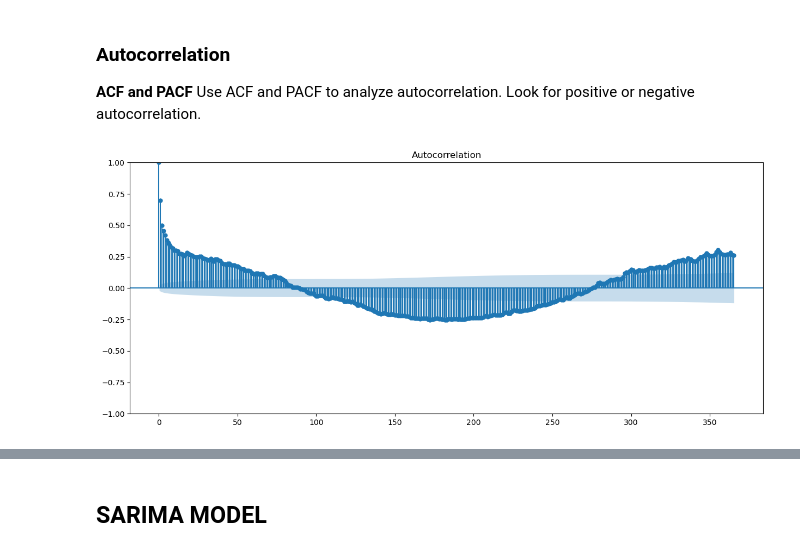
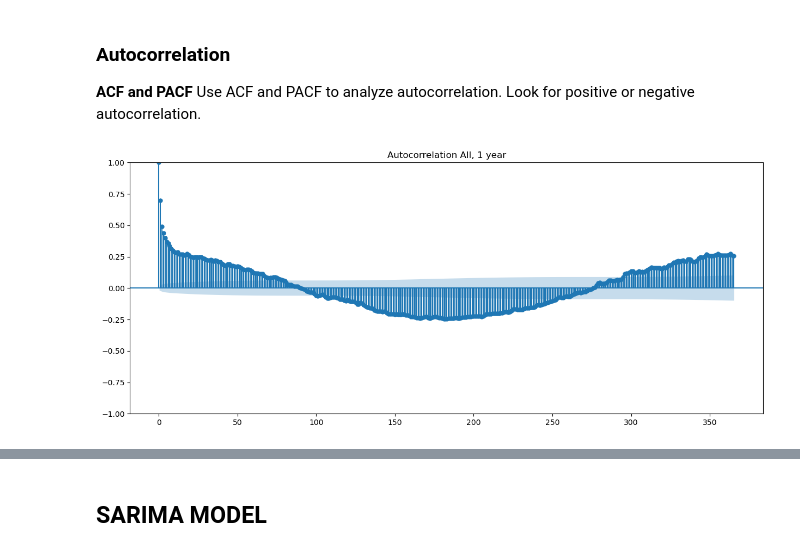
Before and after one commit to ksalango/Capstone-Project, a Jupyter notebook: Notebooks/Wave_Energy_TS.ipynb, the cells around one changed output, grey strips where cells are left out. Saved outputs shown, nothing was run; the diff lists cells and outputs as text; code cells hidden in the pictures.

```diff
--- a/Notebooks/Wave_Energy_TS.ipynb
+++ b/Notebooks/Wave_Energy_TS.ipynb
@@ -479,0 +460,3 @@ etot_data.plot()
+# %%
+#create Dataframe witn datetime index and target -> wave energy
+etot_data = df_daily_imputed[['ETOT']].copy()
@@ -500,2 +488,8 @@ P-Value: 1.327300919561392e-10
 # %% [markdown]
 Results from ADF test with a low p-value less than 0.05  gives evidence to reject the null hypothesis that unit root is present in timeseries. Data is stationary. ARMA will be used as differencing does not need to be done.
+# %%
+etot_data["Trend"] = result_decomp.trend
+etot_data["Seasonal"] = result_decomp.seasonal
+etot_data["Residual"] = result_decomp.resid
+
+etot_data.head()
@@ -504,9 +506,11 @@ Results from ADF test with a low p-value less than 0.05  gives evidence to rejec
 **ACF and PACF**
 Use ACF and PACF to analyze autocorrelation. Look for positive or negative  autocorrelation.
 # %%
-lags= 365
+etot = etot_data['ETOT']
+lags_all= 365
 fig, ax = plt.subplots(figsize=(15, 6))
-plot_acf(etot_data,lags=lags,ax=ax)
+plot_acf(etot,lags=lags_all,ax=ax)
+plt.title('Autocorrelation All, 1 year')
 plt.show()
 # %% [output]
-[figure, old version]
+[figure, new version]
```
Also changed, not shown: parts of 33 cells of this notebook, 2 other files.
